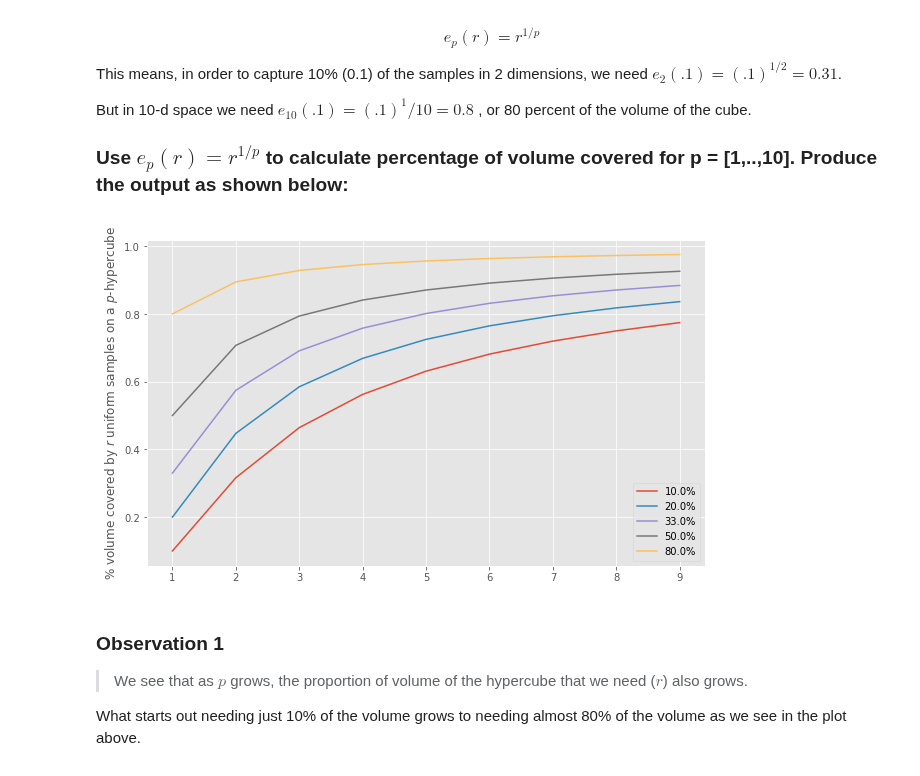
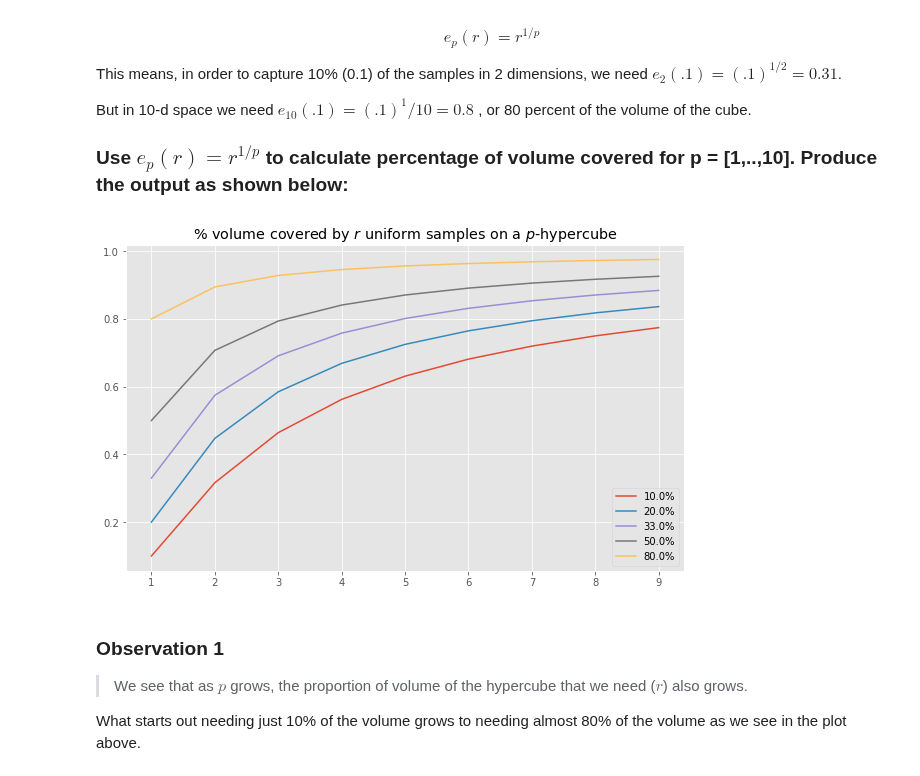
Before and after one commit to briansrebrenik/dsc-3-34-03-curse-of-dimensionality-simulation-lab-nyc-career-ds-102218, a Jupyter notebook: index.ipynb, the cells around one changed output. Saved outputs shown, nothing was run; the diff lists cells and outputs as text; code cells hidden in the pictures.

```diff
--- a/index.ipynb
+++ b/index.ipynb
@@ -79,14 +79,14 @@ But in 10-d space we need $e_10(.1)=(.1)^1/10=0.8$ , or 80 percent of the volume
 # %%
 # Your code here
 r = [.1,.2,.33,.5,.8]
 plt.figure(figsize=(10, 6))
 for i in r:
     plt.plot(range(1,10), [i**(1/x) for x in range(1,10)], label=f'{i*100}%')
 plt.legend()
-plt.ti('% volume covered by $r$ uniform samples on a $p$-hypercube')
+plt.title('% volume covered by $r$ uniform samples on a $p$-hypercube')
 plt.show()
 # %% [output]
-[figure, old version]
+[figure, new version]
 # %% [markdown]
 ### Observation 1
 > We see that as   $p$  grows, the proportion of volume of the hypercube that we need ($r$) also grows.
```
